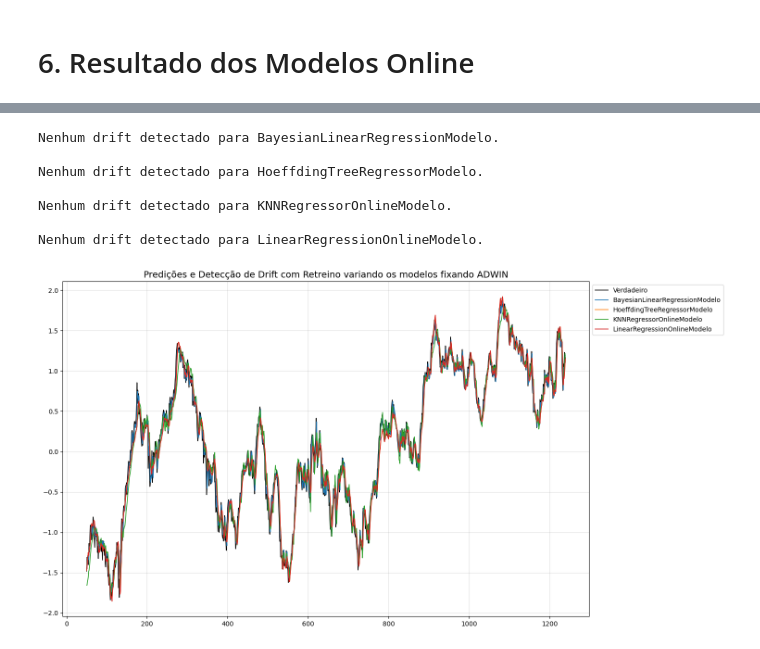
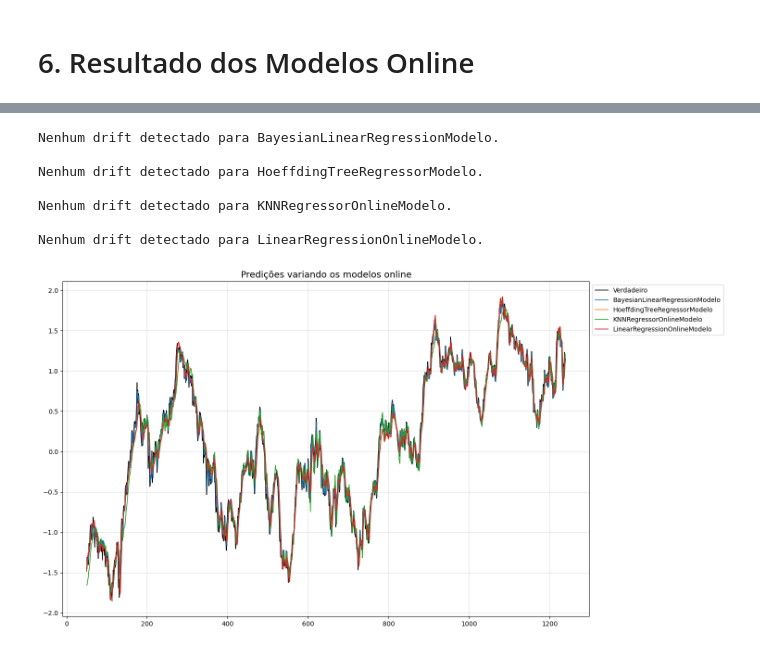
Before and after one commit to gabrielfers/Drift-Detection-PIBIC, a Jupyter notebook: active_drift_detectors_refactored.ipynb, the cells around one changed output, grey strips where cells are left out. Drawn from its saved outputs; the diff is of its cells as text; code cells hidden in the pictures.

```diff
--- a/active_drift_detectors_refactored.ipynb
+++ b/active_drift_detectors_refactored.ipynb
@@ -522,17 +511,18 @@ MAE Modelo Online: 0.11981561109580681
 # %%
 Visualizer.plotar_resultados(
     Y,
     list(resultados.values()),
     list(resultados.keys()),
     deteccoes_por_modelo={},
     tamanho_batch=tamanho_batch,
+    titulo_plot="Predições variando os modelos online",
 )
 # %% [output]
 Nenhum drift detectado para BayesianLinearRegressionModelo.
 
 Nenhum drift detectado para HoeffdingTreeRegressorModelo.
 
 Nenhum drift detectado para KNNRegressorOnlineModelo.
 
 Nenhum drift detectado para LinearRegressionOnlineModelo.
-[figure, old version]
+[figure, new version]
```
Also changed, not shown: parts of 8 cells of this notebook, 5 other files.
